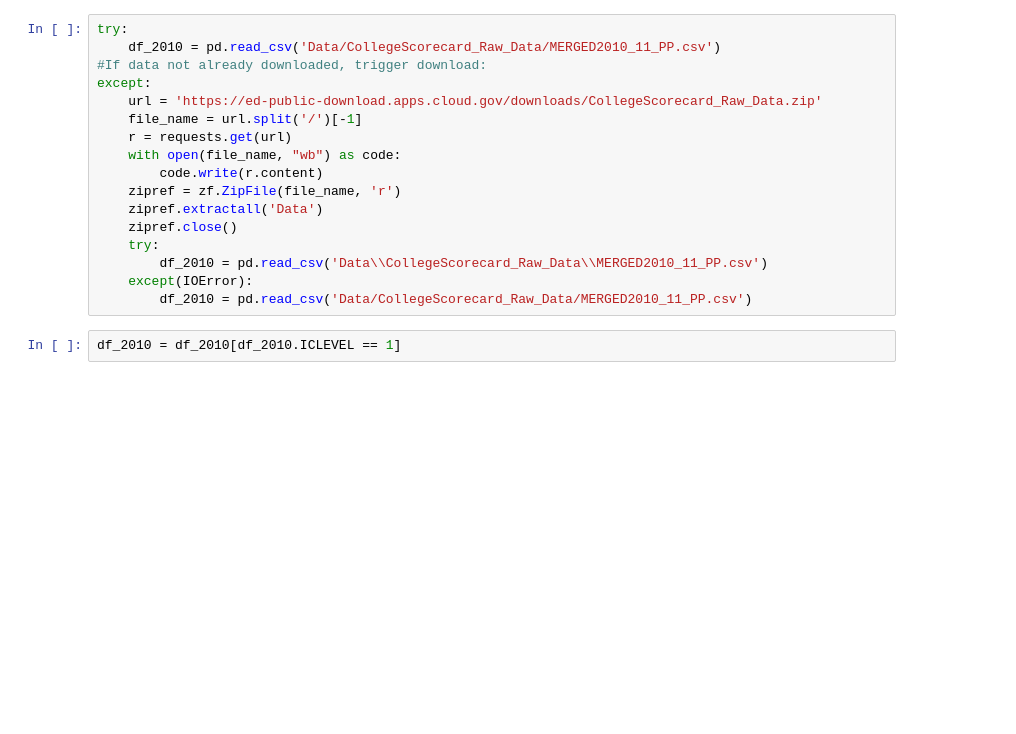
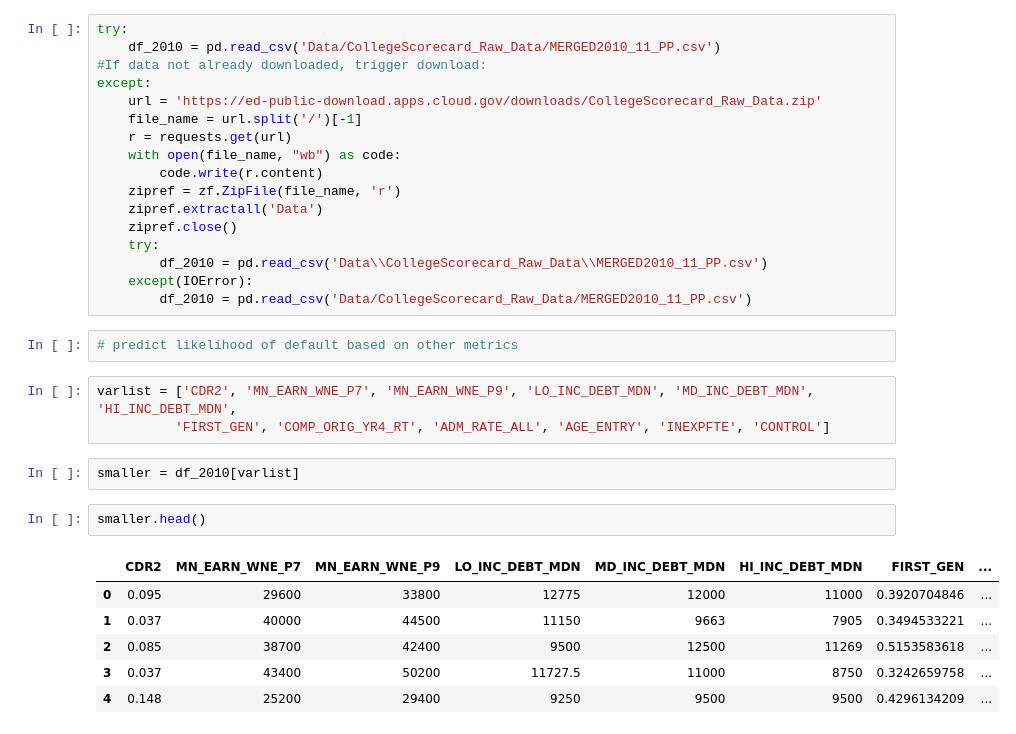
Before and after one commit to michellemho/machine_learning_for_cities, a Jupyter notebook: Final_Project/Exploratory_notebook.ipynb, the cells around one changed output. Saved outputs shown, nothing was run; the diff lists cells and outputs as text; blank space fills up the shorter version.

```diff
--- a/Final_Project/Exploratory_notebook.ipynb
+++ b/Final_Project/Exploratory_notebook.ipynb
@@ -86,5 +86,19 @@ except:
         df_2010 = pd.read_csv('Data\\CollegeScorecard_Raw_Data\\MERGED2010_11_PP.csv')
     except(IOError):
         df_2010 = pd.read_csv('Data/CollegeScorecard_Raw_Data/MERGED2010_11_PP.csv')
-# %%
-df_2010 = df_2010[df_2010.ICLEVEL == 1]
+# %%
+# predict likelihood of default based on other metrics
+# %%
+varlist = ['CDR2', 'MN_EARN_WNE_P7', 'MN_EARN_WNE_P9', 'LO_INC_DEBT_MDN', 'MD_INC_DEBT_MDN', 'HI_INC_DEBT_MDN',
+          'FIRST_GEN', 'COMP_ORIG_YR4_RT', 'ADM_RATE_ALL', 'AGE_ENTRY', 'INEXPFTE', 'CONTROL']
+# %%
+smaller = df_2010[varlist]
+# %%
+smaller.head()
+# %% [output]
+|  | CDR2 | MN_EARN_WNE_P7 | MN_EARN_WNE_P9 | LO_INC_DEBT_MDN | MD_INC_DEBT_MDN | HI_INC_DEBT_MDN | FIRST_GEN | ... |
+| 0 | 0.095 | 29600 | 33800 | 12775 | 12000 | 11000 | 0.3920704846 | ... |
+| 1 | 0.037 | 40000 | 44500 | 11150 | 9663 | 7905 | 0.3494533221 | ... |
+| 2 | 0.085 | 38700 | 42400 | 9500 | 12500 | 11269 | 0.5153583618 | ... |
+| 3 | 0.037 | 43400 | 50200 | 11727.5 | 11000 | 8750 | 0.3242659758 | ... |
+| 4 | 0.148 | 25200 | 29400 | 9250 | 9500 | 9500 | 0.4296134209 | ... |
```
Also changed, not shown: parts of 29 cells of this notebook.
